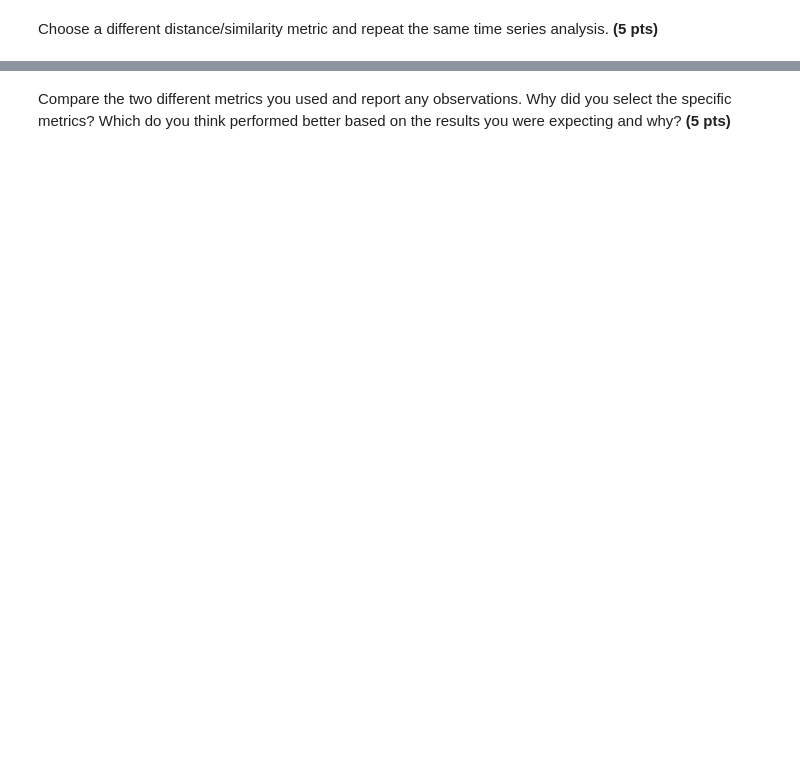
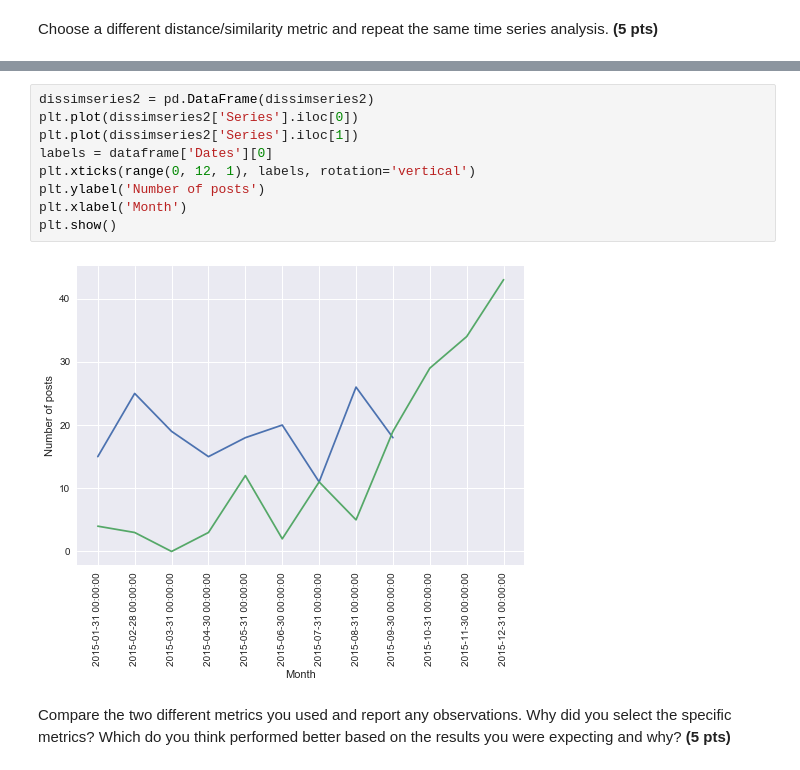
Before and after one commit to lmckone/Stackoverflow-user-time-series-analysis, a Jupyter notebook: Homework-1-2.ipynb, the cells around one changed output, grey strips where cells are left out. Saved outputs shown, nothing was run; the diff lists cells and outputs as text; blank space fills up the shorter version.

```diff
--- a/Homework-1-2.ipynb
+++ b/Homework-1-2.ipynb
@@ -24,2 +169,13 @@ Choose a different distance/similarity metric and repeat the same time series an
+# %%
+dissimseries2 = pd.DataFrame(dissimseries2)
+plt.plot(dissimseries2['Series'].iloc[0])
+plt.plot(dissimseries2['Series'].iloc[1])
+labels = dataframe['Dates'][0]
+plt.xticks(range(0, 12, 1), labels, rotation='vertical')
+plt.ylabel('Number of posts')
+plt.xlabel('Month')
+plt.show()
+# %% [output]
+[figure, added]
 # %% [markdown]
 Compare the two different metrics you used and report any observations. Why did you select the specific metrics? Which do you think performed better based on the results you were expecting and why? **(5 pts)**
```
Also changed, not shown: parts of 12 cells of this notebook.
